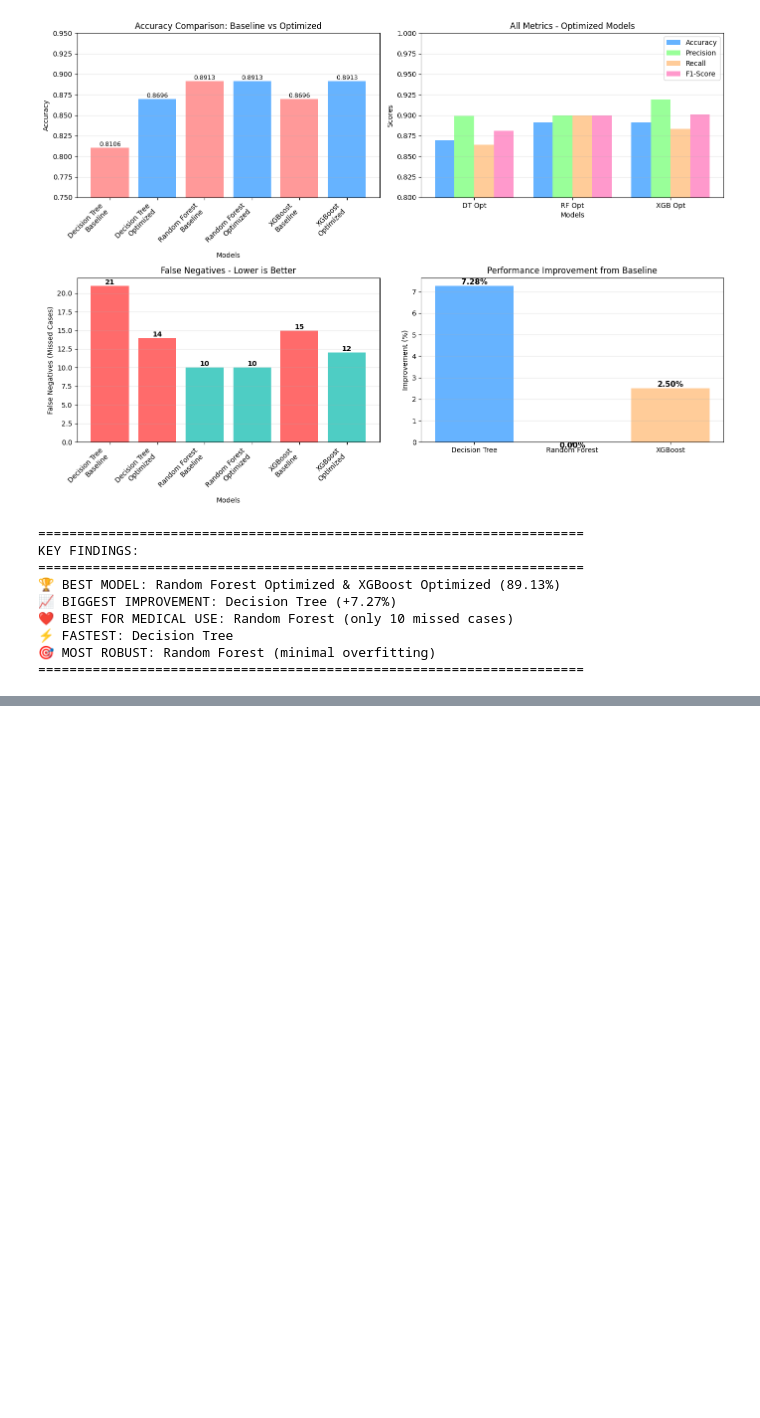
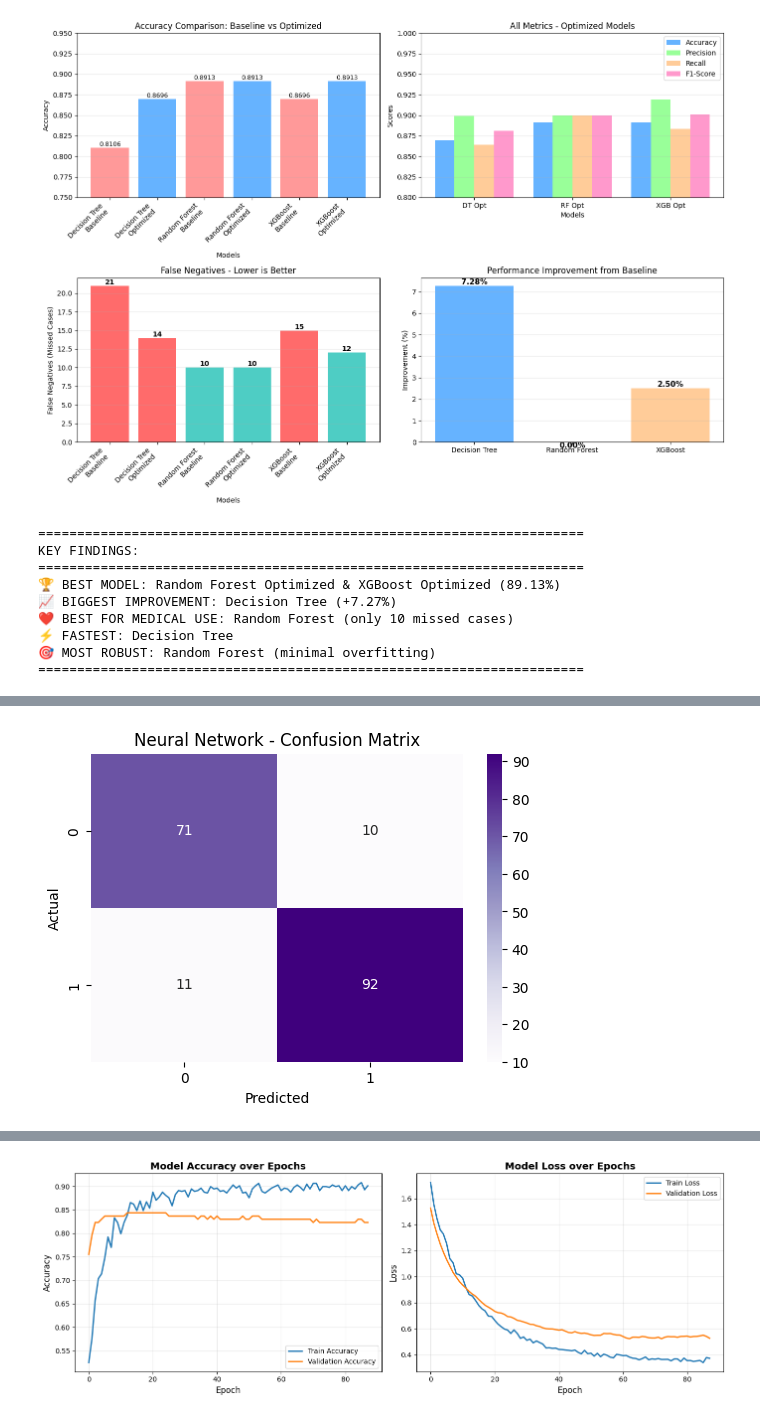
Before and after one commit to saumyashah0510/MachineLearning, a Jupyter notebook: Basic libraries/scikit learn/Projects/Cardiovascular_disease_classifier.ipynb, the cells around one changed output, grey strips where cells are left out. Drawn from its saved outputs; the diff is of its cells as text; code cells hidden in the pictures; blank space fills up the shorter version.

Commit message:
added neural network to project

```diff
--- a/Basic libraries/scikit learn/Projects/Cardiovascular_disease_classifier.ipynb
+++ b/Basic libraries/scikit learn/Projects/Cardiovascular_disease_classifier.ipynb
@@ -1051,0 +1063,11 @@ KEY FINDINGS:
+# %%
+print("="*50)
+print("NEURAL NETWORK : Data Preparation")
+print("="*50)
+
+scaler = StandardScaler()
+X_train_scaled = scaler.fit_transform(X_train)
+X_test_scaled = scaler.transform(X_test)
+
+print(f"Original feature range: {X_train.min().min():.2f} to {X_train.max().max():.2f}")
+print(f"Scaled feature range: {X_train_scaled.min():.2f} to {X_train_scaled.max():.2f}")
@@ -1051,0 +1175,62 @@ KEY FINDINGS:
+# %%
+print("\n" + "="*50)
+print("NEURAL NETWORK: Evaluation")
+print("="*50)
+
+y_pred_nn_prob = model.predict(X_test_scaled)
+y_pred_nn = (y_pred_nn_prob > 0.5).astype(int).flatten()
+
+
+print("\nNeural Network Performance:")
+print(f"Accuracy: {accuracy_score(y_test, y_pred_nn):.4f}")
+print(f"Precision: {precision_score(y_test, y_pred_nn):.4f}")
+print(f"Recall: {recall_score(y_test, y_pred_nn):.4f}")
+print(f"F1-Score: {f1_score(y_test, y_pred_nn):.4f}")
+
+
+plt.figure(figsize=(6, 4))
+cm_nn = confusion_matrix(y_test, y_pred_nn)
+sns.heatmap(cm_nn, annot=True, fmt='d', cmap='Purples')
+plt.title('Neural Network - Confusion Matrix')
+plt.xlabel('Predicted')
+plt.ylabel('Actual')
+plt.show()
+
+print("\nClassification Report:")
+print(classification_report(y_test, y_pred_nn))
+
+
+fig, axes = plt.subplots(1, 2, figsize=(14, 5))
+
+
+axes[0].plot(history.history['accuracy'], label='Train Accuracy', linewidth=2)
+axes[0].plot(history.history['val_accuracy'], label='Validation Accuracy', linewidth=2)
+axes[0].set_xlabel('Epoch', fontsize=12)
+axes[0].set_ylabel('Accuracy', fontsize=12)
+axes[0].set_title('Model Accuracy over Epochs', fontsize=14, fontweight='bold')
+axes[0].legend(fontsize=10)
+axes[0].grid(True, alpha=0.3)
+
+
+axes[1].plot(history.history['loss'], label='Train Loss', linewidth=2)
+axes[1].plot(history.history['val_loss'], label='Validation Loss', linewidth=2)
+axes[1].set_xlabel('Epoch', fontsize=12)
+axes[1].set_ylabel('Loss', fontsize=12)
+axes[1].set_title('Model Loss over Epochs', fontsize=14, fontweight='bold')
+axes[1].legend(fontsize=10)
+axes[1].grid(True, alpha=0.3)
+
+plt.tight_layout()
+plt.show()
+
+
+print("\n" + "="*60)
+print("FINAL MODEL COMPARISON - ALL MODELS")
+print("="*60)
+print(f"Decision Tree (Baseline):      81.06%")
+print(f"Decision Tree (Optimized):     86.96%")
+print(f"Random Forest (Optimized):     89.13%")
+print(f"XGBoost (Optimized):           89.13%")
+print(f"Neural Network (Regularized):  {accuracy_score(y_test, y_pred_nn)*100:.2f}%")
+print("="*60)
+# %% [output]
@@ -1051,0 +1247 @@ KEY FINDINGS:
+[figure, added]
@@ -1051,0 +1257 @@ KEY FINDINGS:
+[figure, added]
```
Also changed, not shown: parts of 9 cells of this notebook.
